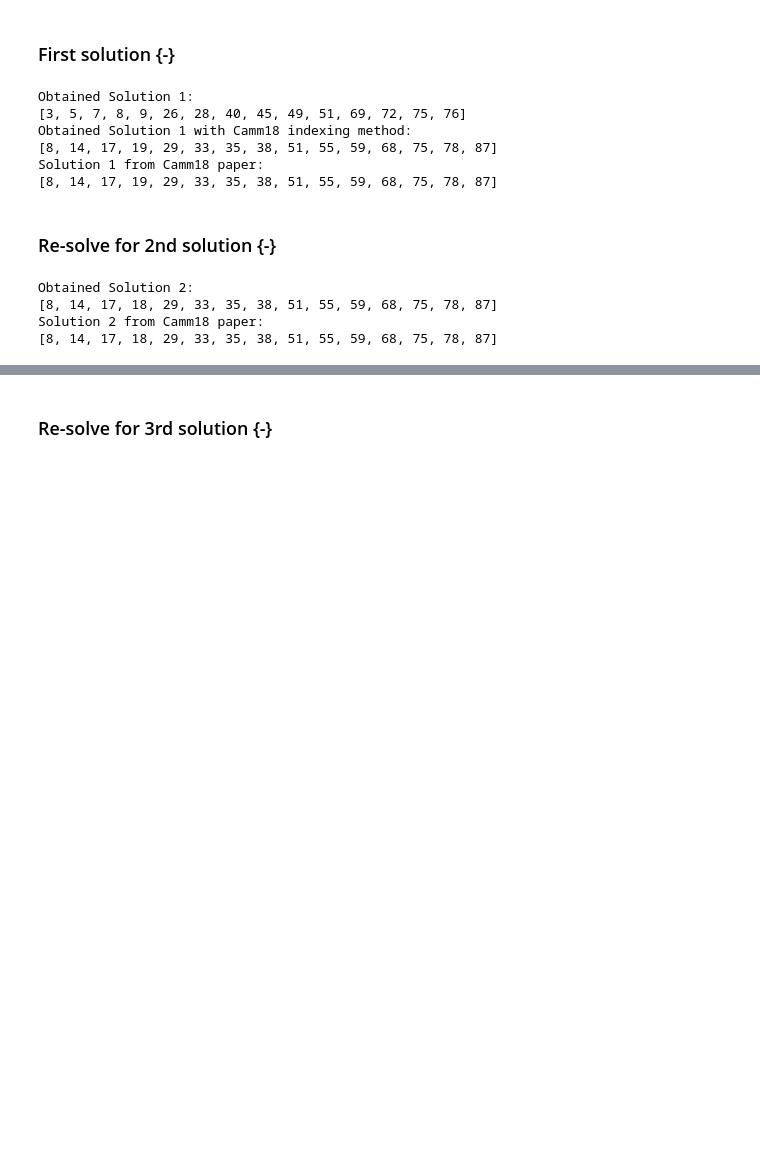
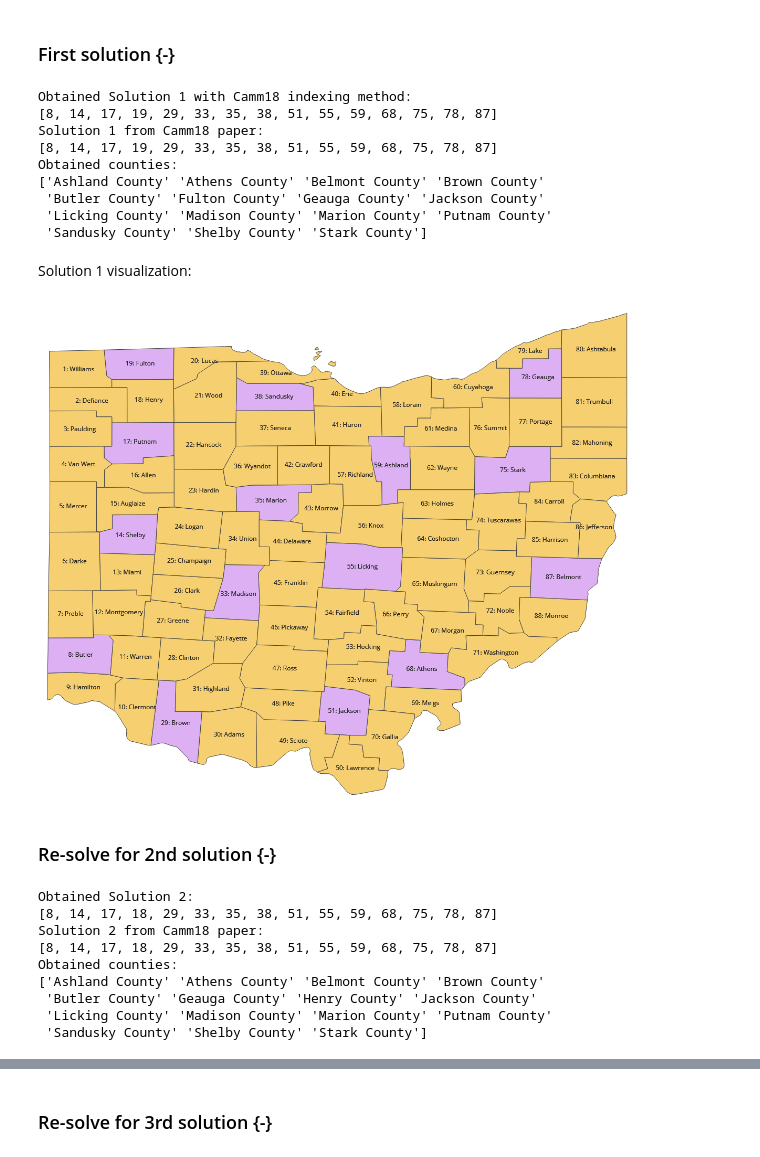
Before and after one commit to adbX/ise-533-hw1, a Jupyter notebook: src/main_model.ipynb, the cells around one changed output, grey strips where cells are left out. Cells and saved outputs as stored; diff of their text form; code cells hidden in the pictures; blank space fills up the shorter version.

```diff
--- a/src/main_model.ipynb
+++ b/src/main_model.ipynb
@@ -105,13 +111,23 @@ pd.Series(sol1).to_csv(
 # %%
 print(f"Obtained Solution 1 with Camm18 indexing method: \n{sol1_camm}")
 print(f"Solution 1 from Camm18 paper: \n{known_x_sols[0]}")
+print(f"Obtained counties: \n{df[df['camm_id'].isin(sol1_camm)]['county'].values}")
 # %% [output]
-Obtained Solution 1:
-[3, 5, 7, 8, 9, 26, 28, 40, 45, 49, 51, 69, 72, 75, 76]
 Obtained Solution 1 with Camm18 indexing method:
 [8, 14, 17, 19, 29, 33, 35, 38, 51, 55, 59, 68, 75, 78, 87]
 Solution 1 from Camm18 paper:
 [8, 14, 17, 19, 29, 33, 35, 38, 51, 55, 59, 68, 75, 78, 87]
+Obtained counties:
+['Ashland County' 'Athens County' 'Belmont County' 'Brown County'
+ 'Butler County' 'Fulton County' 'Geauga County' 'Jackson County'
+ 'Licking County' 'Madison County' 'Marion County' 'Putnam County'
+ 'Sandusky County' 'Shelby County' 'Stark County']
+# %% [markdown]
+Solution 1 visualization:
+# %%
+display(Image(filename="../output/image_solution_1.png", width=600))
+# %% [output]
+[figure, added]
 # %% [markdown]
 ### Re-solve for 2nd solution {-}
 # %%
@@ -133,8 +149,14 @@ pd.Series(sol2).to_csv(
 # %%
 print(f"Obtained Solution 2: \n{sol2_camm}")
 print(f"Solution 2 from Camm18 paper: \n{known_x_sols[2]}")
+print(f"Obtained counties: \n{df[df['camm_id'].isin(sol2_camm)]['county'].values}")
 # %% [output]
 Obtained Solution 2:
 [8, 14, 17, 18, 29, 33, 35, 38, 51, 55, 59, 68, 75, 78, 87]
 Solution 2 from Camm18 paper:
 [8, 14, 17, 18, 29, 33, 35, 38, 51, 55, 59, 68, 75, 78, 87]
+Obtained counties:
+['Ashland County' 'Athens County' 'Belmont County' 'Brown County'
+ 'Butler County' 'Geauga County' 'Henry County' 'Jackson County'
+ 'Licking County' 'Madison County' 'Marion County' 'Putnam County'
+ 'Sandusky County' 'Shelby County' 'Stark County']
```
Also changed, not shown: parts of 22 cells of this notebook, 5 other files.
